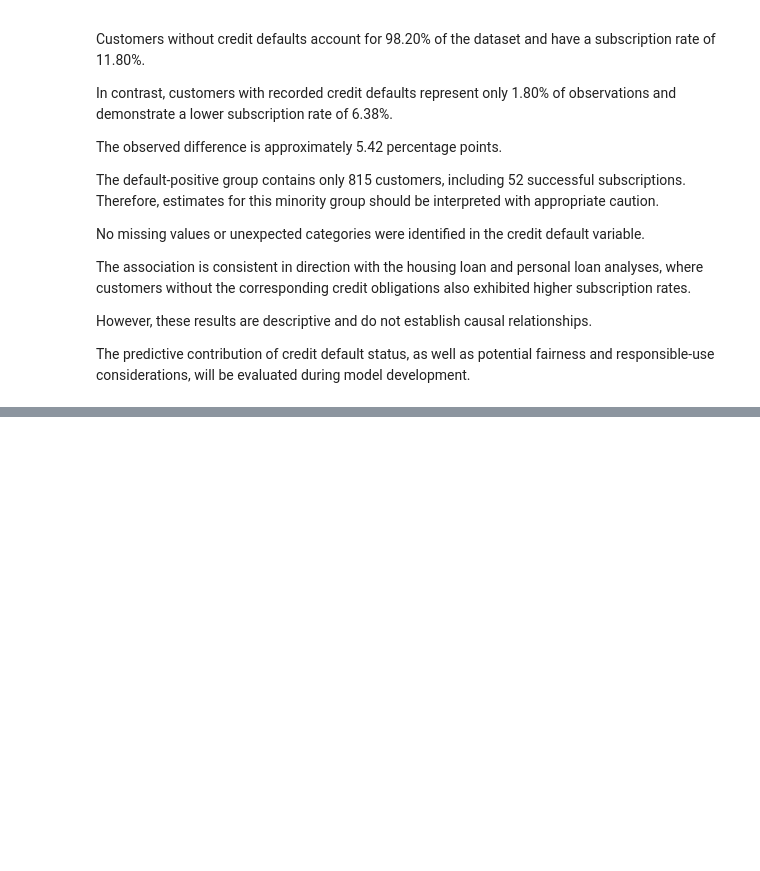
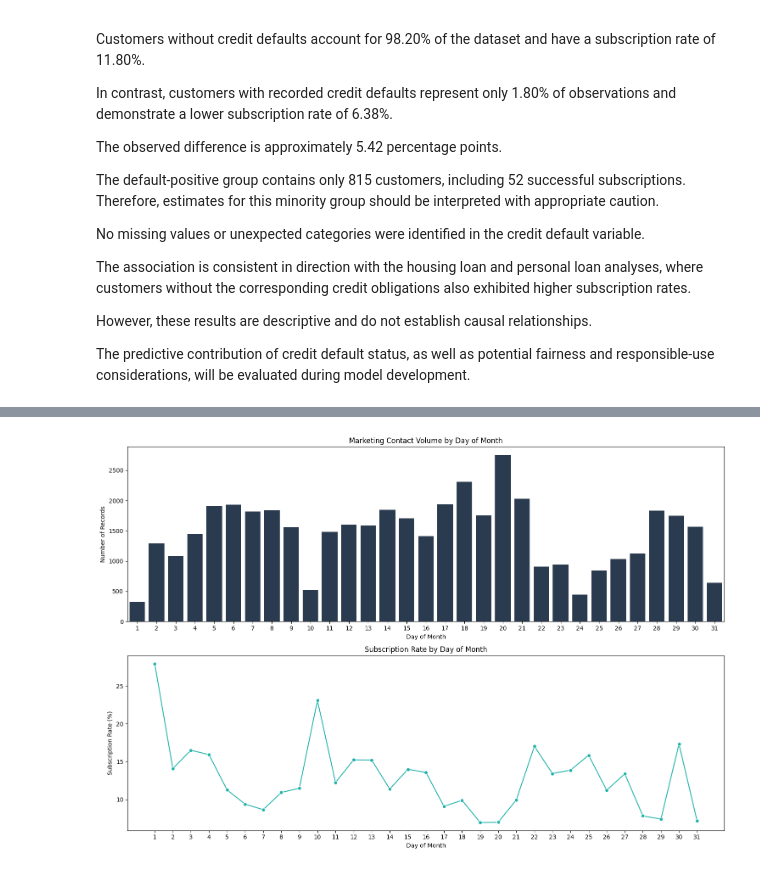
Before and after one commit to Merdgn/BankInsight-AI, a Jupyter notebook: notebooks/01_data_understanding.ipynb, the cells around one changed output, grey strips where cells are left out. Cells and saved outputs as stored; diff of their text form; code cells hidden in the pictures; blank space fills up the shorter version.

Commit message:
feat: complete campaign EDA and leakage assessment

```diff
--- a/notebooks/01_data_understanding.ipynb
+++ b/notebooks/01_data_understanding.ipynb
@@ -1391,0 +1766,80 @@ development.
+# %%
+
+# 3.4.2.1 Day-of-Month Campaign Analysis
+
+# 1. Daily summary statistics
+day_summary = (
+    df.groupby("day")["y"]
+    .agg(
+        records="count",
+        subscriptions=lambda x: (x == "yes").sum(),
+        subscription_rate=lambda x: (x == "yes").mean() * 100
+    )
+    .reindex(range(1, 32), fill_value=0)
+    .reset_index()
+)
+
+# 2. Visualizations
+fig, axes = plt.subplots(2, 1, figsize=(15, 10))
+
+# Number of contact records by day
+sns.barplot(
+    data=day_summary,
+    x="day",
+    y="records",
+    color="#243B55",
+    ax=axes[0]
+)
+
+axes[0].set_title("Marketing Contact Volume by Day of Month")
+axes[0].set_xlabel("Day of Month")
+axes[0].set_ylabel("Number of Records")
+
+# Subscription rate by day
+sns.lineplot(
+    data=day_summary,
+    x="day",
+    y="subscription_rate",
+    marker="o",
+    color="#20B2AA",
+    ax=axes[1]
+)
+
+axes[1].set_title("Subscription Rate by Day of Month")
+axes[1].set_xlabel("Day of Month")
+axes[1].set_ylabel("Subscription Rate (%)")
+axes[1].set_xticks(range(1, 32))
+
+plt.tight_layout()
+plt.show()
+
+# 3. Detailed summary
+print("Day-of-Month Summary:")
+display(day_summary.round(2))
+
+# 4. Highest and lowest subscription rates
+print("\nTop 5 Days by Subscription Rate:")
+display(
+    day_summary[day_summary["records"] > 0]
+    .sort_values("subscription_rate", ascending=False)
+    .head(5)
+    .round(2)
+)
+
+print("\nTop 5 Days by Contact Volume:")
+display(
+    day_summary.sort_values("records", ascending=False)
+    .head(5)
+    .round(2)
+)
+
+# 5. Data quality checks
+print("\nMissing day values:", df["day"].isna().sum())
+
+invalid_days = df[
+    ~df["day"].between(1, 31) | df["day"].isna()
+]
+
+print("Invalid or missing day records:", len(invalid_days))
+# %% [output]
+[figure, added]
```
Also changed, not shown: parts of 21 cells of this notebook.
